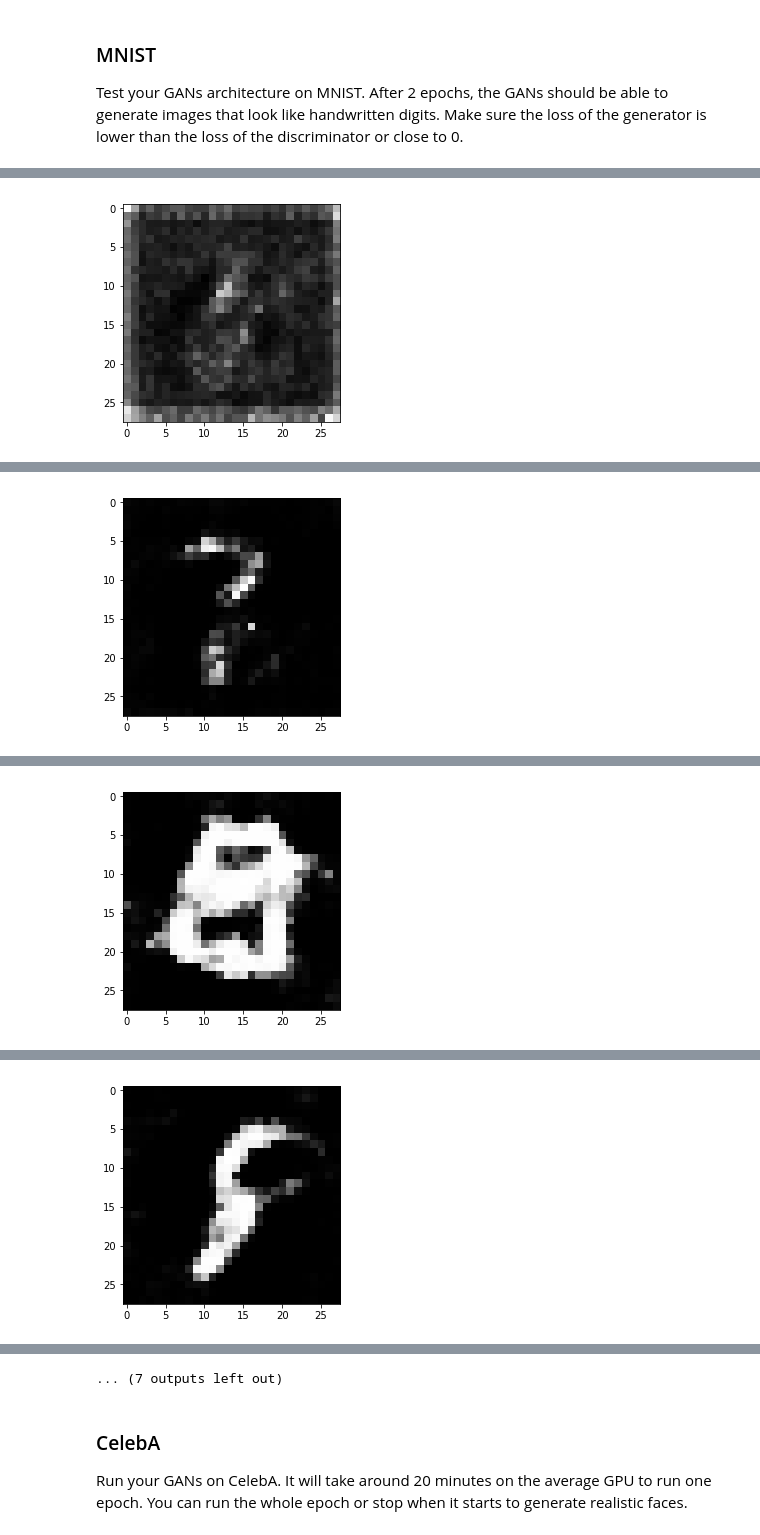
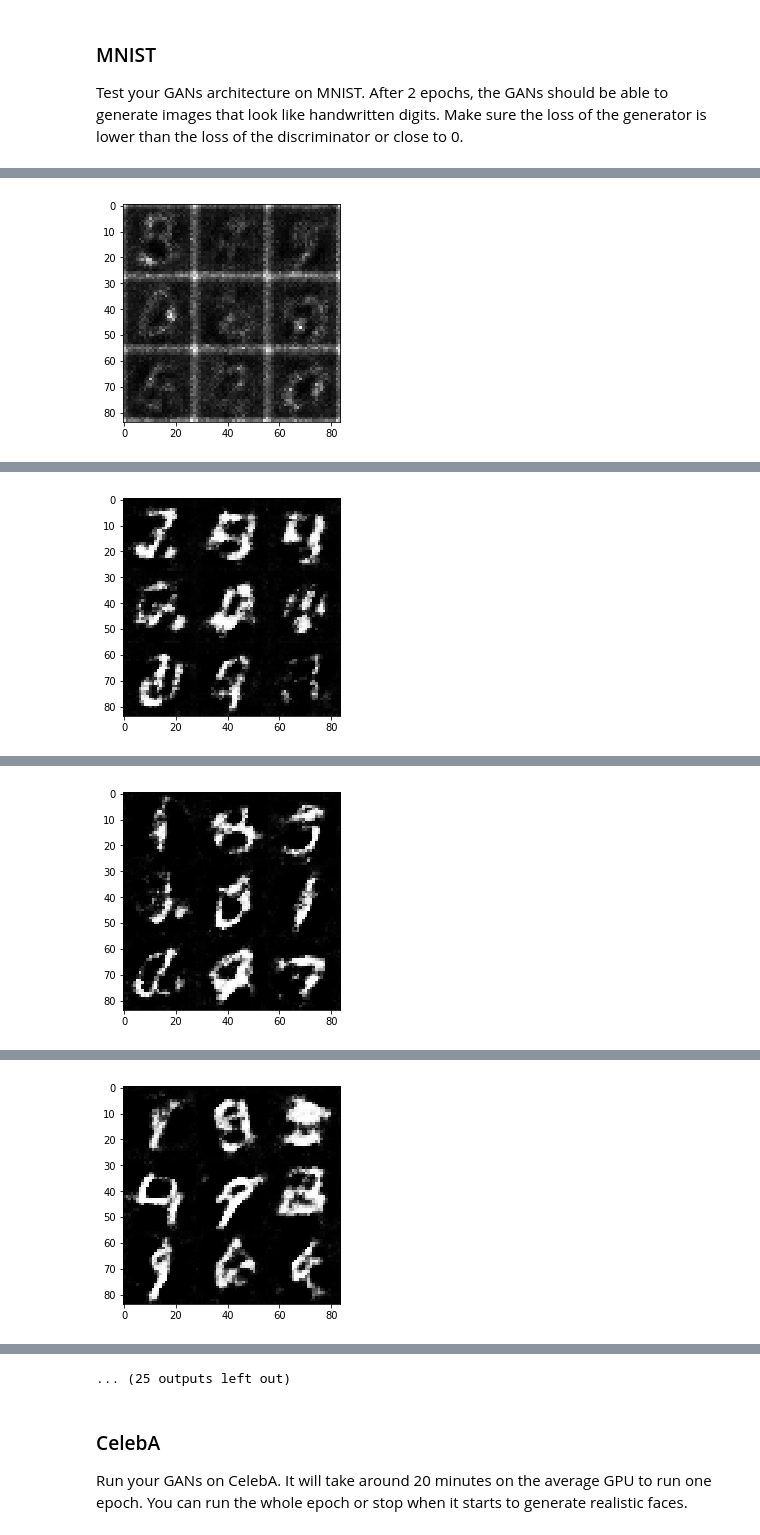
Before and after one commit to emlag/image_generation_GAN, a Jupyter notebook: face_generation/dlnd_face_generation.ipynb, the cells around one changed output, grey strips where cells are left out. Saved outputs shown, nothing was run; the diff lists cells and outputs as text; code cells hidden in the pictures.

Commit message:
fixed issues with batch_size and n_pictures shown

```diff
--- a/face_generation/dlnd_face_generation.ipynb
+++ b/face_generation/dlnd_face_generation.ipynb
@@ -395,12 +395,12 @@ def train(epoch_count, batch_size, z_dim, learning_rate, beta1, get_batches, dat
                           "Generator Loss: {:.4f}".format(train_loss_g))
 
                 if step % 100 == 0:
-                    show_generator_output(sess, 1, input_z, data_shape[3], data_image_mode)
+                    show_generator_output(sess, 10, input_z, data_shape[3], data_image_mode)
 # %% [markdown]
 ### MNIST
 Test your GANs architecture on MNIST.  After 2 epochs, the GANs should be able to generate images that look like handwritten digits.  Make sure the loss of the generator is lower than the loss of the discriminator or close to 0.
 # %%
-batch_size = 128
+batch_size = 64
 z_dim = 100
 learning_rate = 0.0001
 beta1 = 0.1
@@ -429 +429 @@ Epoch 1/2... Discriminator Loss: 1.8422... Generator Loss: 0.2445
-[figure, old version]
+[figure, new version]
@@ -440 +440 @@ Epoch 1/2... Discriminator Loss: 1.8237... Generator Loss: 0.2475
-[figure, old version]
+[figure, new version]
@@ -451 +451 @@ Epoch 1/2... Discriminator Loss: 1.8275... Generator Loss: 0.2628
-[figure, old version]
+[figure, new version]
@@ -462 +462 @@ Epoch 1/2... Discriminator Loss: 1.7212... Generator Loss: 0.3420
-[figure, old version]
+[figure, new version]
@@ -485,4 +485,4 @@ Epoch 2/2... Discriminator Loss: 1.7525... Generator Loss: 0.2903
-... (7 outputs left out)
+... (25 outputs left out)
 # %% [markdown]
 ### CelebA
 Run your GANs on CelebA.  It will take around 20 minutes on the average GPU to run one epoch.  You can run the whole epoch or stop when it starts to generate realistic faces.
```
Also changed, not shown: parts of 2 cells of this notebook, 3 other files.
